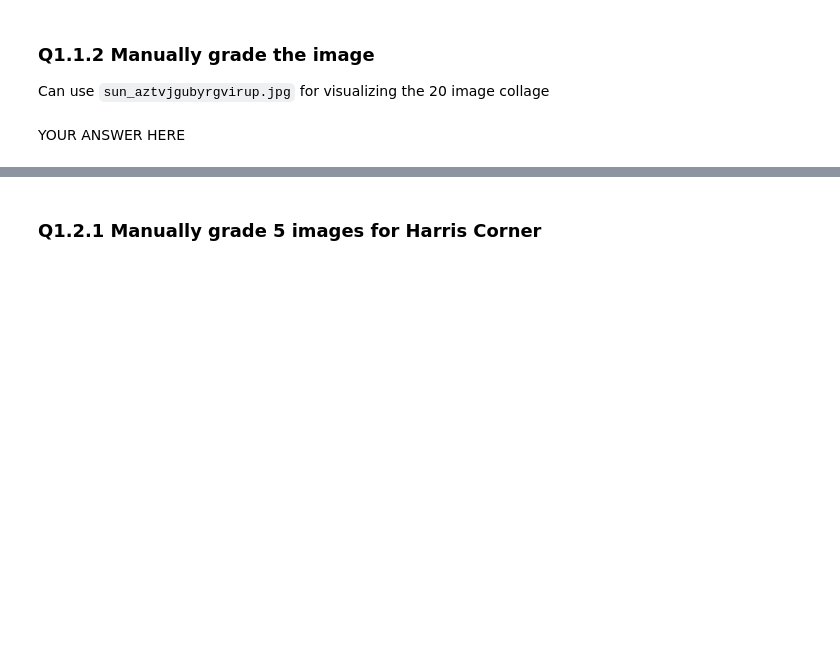
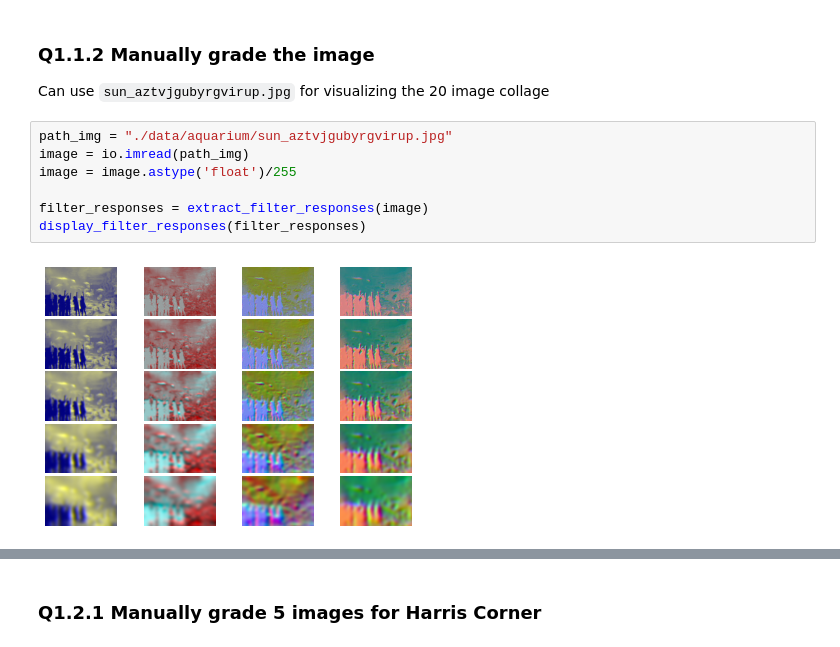
Before and after one commit to haleqiu/16720hw2, a Jupyter notebook: p1.ipynb, the cells around one changed output, grey strips where cells are left out. Saved outputs shown, nothing was run; the diff lists cells and outputs as text; blank space fills up the shorter version.

```diff
--- a/p1.ipynb
+++ b/p1.ipynb
@@ -498,5 +510,12 @@ vis = get_visual_words(image, dic)
 ### Q1.1.2 Manually grade the image
 
 Can use `sun_aztvjgubyrgvirup.jpg` for visualizing the 20 image collage
-# %% [markdown]
-YOUR ANSWER HERE
+# %%
+path_img = "./data/aquarium/sun_aztvjgubyrgvirup.jpg"
+image = io.imread(path_img)
+image = image.astype('float')/255
+
+filter_responses = extract_filter_responses(image)
+display_filter_responses(filter_responses)
+# %% [output]
+[figure, added]
```
Also changed, not shown: parts of 14 cells of this notebook.
